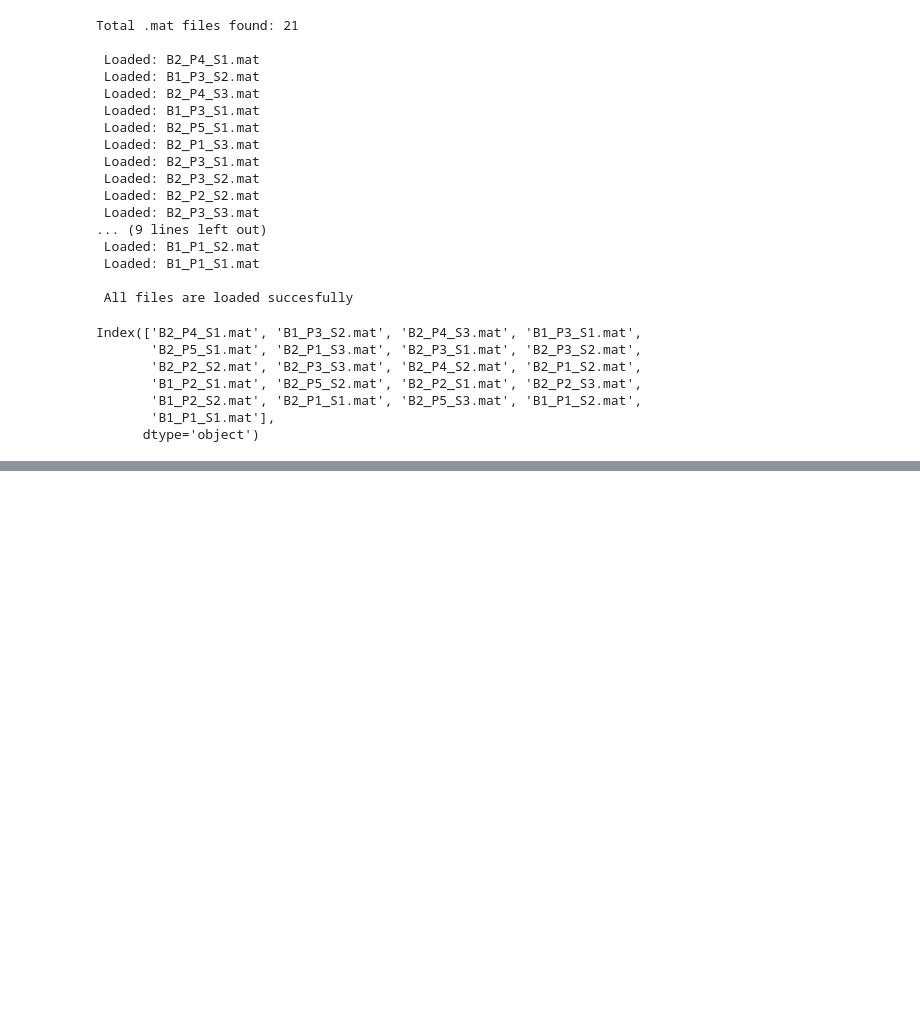
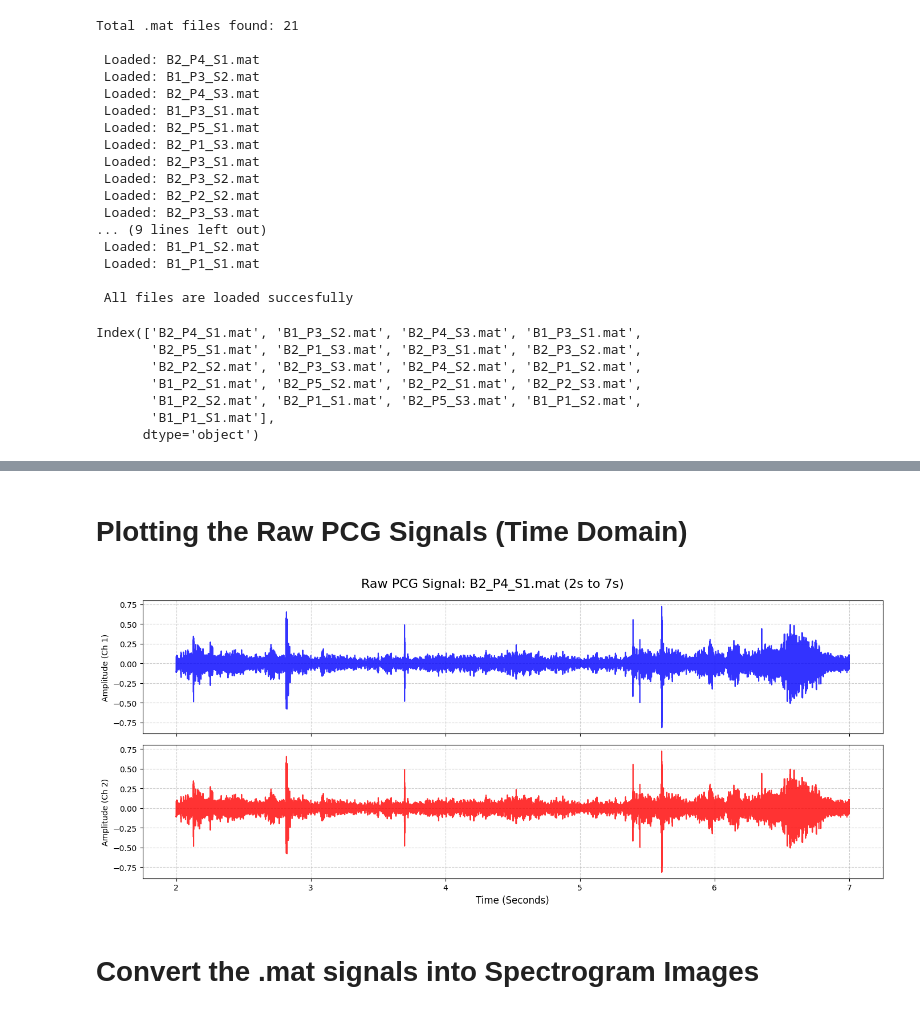
Before and after one commit to M-Jawad01/CSE_475, a Jupyter notebook: project_code/EDA.ipynb, the cells around one changed output, grey strips where cells are left out. Saved outputs shown, nothing was run; the diff lists cells and outputs as text; code cells hidden in the pictures; blank space fills up the shorter version.

```diff
--- a/project_code/EDA.ipynb
+++ b/project_code/EDA.ipynb
@@ -103,0 +72,16 @@ IndexError: list index out of range
+# %%
+import numpy as np
+
+print("--- Dataset Overview ---")
+for file_name, data in all_data.items():
+    # Safely extract the sampling frequency
+    fs = data['Fs'].item()
+    y = data['y']
+
+    # Calculate duration in seconds
+    num_samples = y.shape[0]
+    num_channels = y.shape[1]
+    duration = num_samples / fs
+
+    print(f"File: {file_name:<15} | Fs: {fs} Hz | Channels: {num_channels} | "
+          f"Samples: {num_samples:<8} | Duration: {duration:.2f} sec")
@@ -103,0 +106,38 @@ IndexError: list index out of range
+# %% [markdown]
+# **Plotting the Raw PCG Signals (Time Domain)**
+# %%
+import matplotlib.pyplot as plt
+
+def plot_pcg_segment(file_name, all_data, start_sec=0, end_sec=5):
+    """Plots a specific time window of the PCG signal."""
+    fs = all_data['Fs'].item()
+    y = all_data['y']
+    num_channels = y.shape[1]
+
+    # Convert seconds to array indices
+    start_idx = int(start_sec * fs)
+    end_idx = int(end_sec * fs)
+
+    # Slice the signal
+    y_segment = y[start_idx:end_idx, :]
+    time_axis = np.linspace(start_sec, end_sec, end_idx - start_idx)
+
+    fig, axes = plt.subplots(num_channels, 1, figsize=(14, 6), sharex=True)
+    fig.suptitle(f"Raw PCG Signal: {file_name} ({start_sec}s to {end_sec}s)", fontsize=16)
+
+    for ch in range(num_channels):
+        axes[ch].plot(time_axis, y_segment[:, ch], color='b' if ch==0 else 'r', alpha=0.8)
+        axes[ch].set_ylabel(f"Amplitude (Ch {ch+1})")
+        axes[ch].grid(True, linestyle='--', alpha=0.6)
+
+    axes[-1].set_xlabel("Time (Seconds)", fontsize=12)
+    plt.tight_layout()
+    plt.show()
+
+# Test the plot on the first loaded file (Showing first 5 seconds)
+sample_file = list(all_data.keys())[0]
+plot_pcg_segment(sample_file, all_data[sample_file], start_sec=2, end_sec=7)
+# %% [output]
+[figure, added]
+# %% [markdown]
+# **Convert the .mat signals into Spectrogram Images**
```
Also changed, not shown: parts of 11 cells of this notebook.
